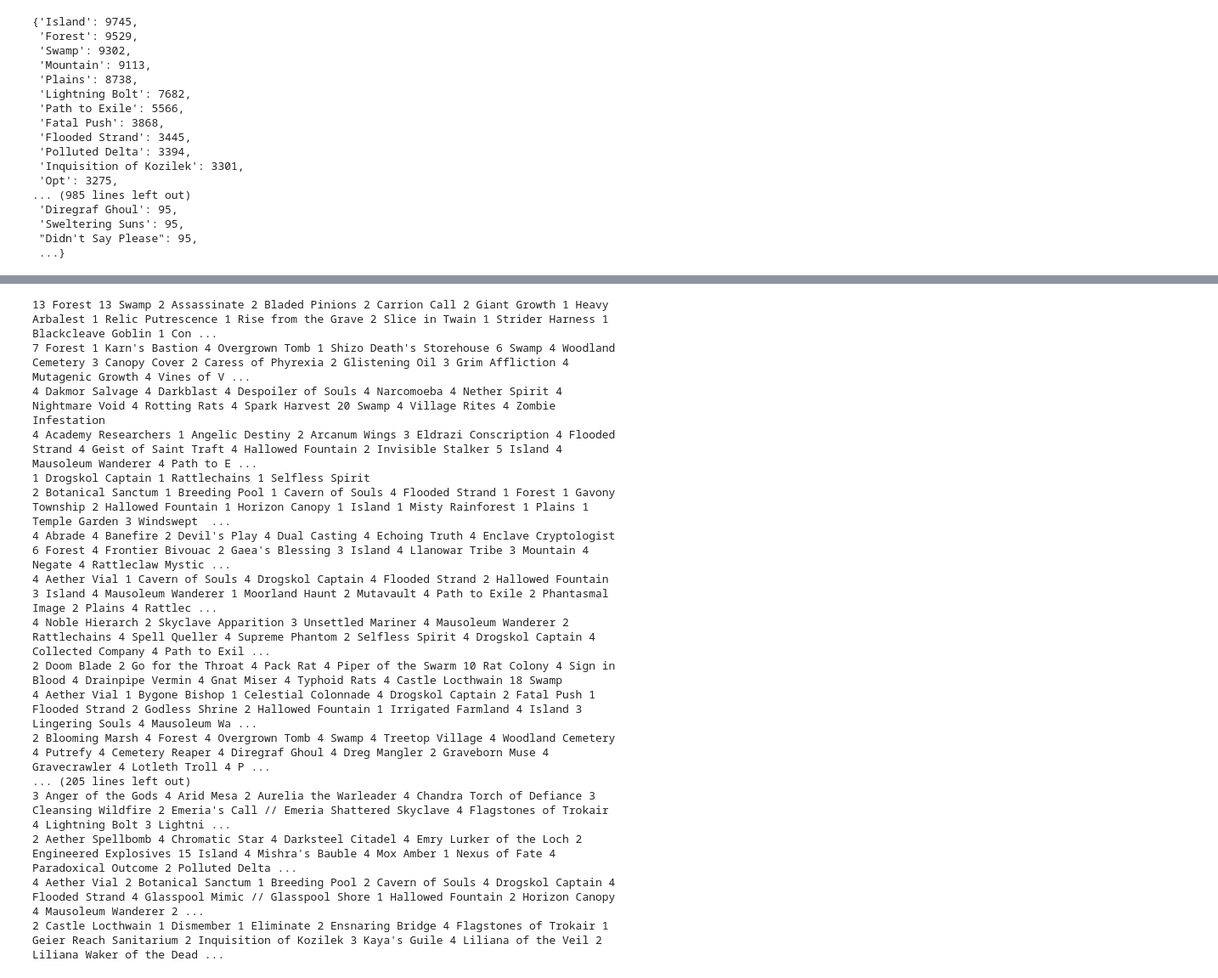
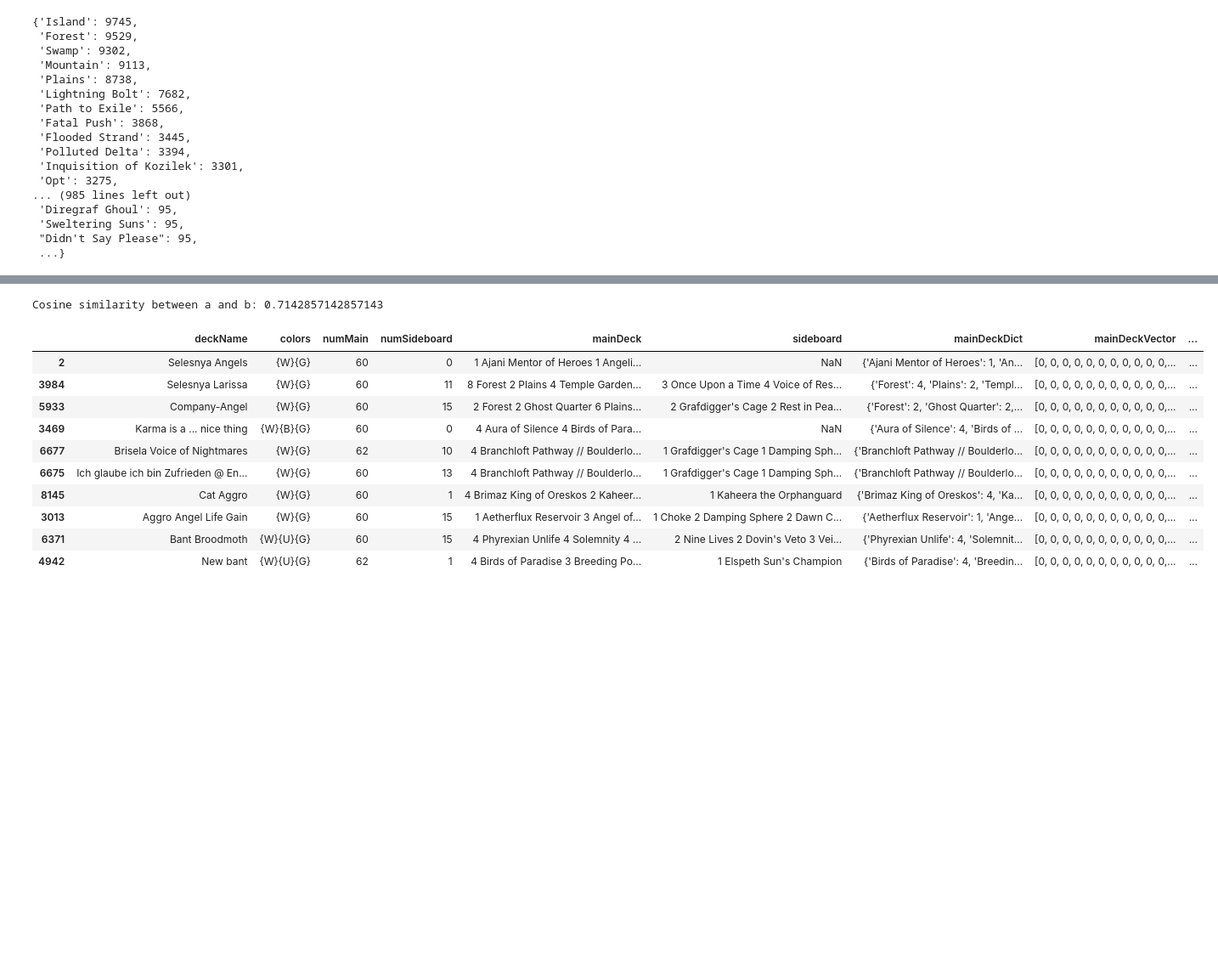
Before and after one commit to TheJade/MTG, a Jupyter notebook: code/file_pull.ipynb, the cells around one changed output, grey strips where cells are left out. Shown: that part at 85% size. Saved outputs shown, nothing was run; the diff lists cells and outputs as text; code cells hidden in the pictures; blank space fills up the shorter version.

```diff
--- a/code/file_pull.ipynb
+++ b/code/file_pull.ipynb
@@ -164,21 +145,0 @@ len(temp)
-# %%
-for i in temp['mainDeck']:
-    print(i)
-# %% [output]
-13 Forest 13 Swamp 2 Assassinate 2 Bladed Pinions 2 Carrion Call 2 Giant Growth 1 Heavy Arbalest 1 Relic Putrescence 1 Rise from the Grave 2 Slice in Twain 1 Strider Harness 1 Blackcleave Goblin 1 Con ...
-7 Forest 1 Karn's Bastion 4 Overgrown Tomb 1 Shizo Death's Storehouse 6 Swamp 4 Woodland Cemetery 3 Canopy Cover 2 Caress of Phyrexia 2 Glistening Oil 3 Grim Affliction 4 Mutagenic Growth 4 Vines of V ...
-4 Dakmor Salvage 4 Darkblast 4 Despoiler of Souls 4 Narcomoeba 4 Nether Spirit 4 Nightmare Void 4 Rotting Rats 4 Spark Harvest 20 Swamp 4 Village Rites 4 Zombie Infestation
-4 Academy Researchers 1 Angelic Destiny 2 Arcanum Wings 3 Eldrazi Conscription 4 Flooded Strand 4 Geist of Saint Traft 4 Hallowed Fountain 2 Invisible Stalker 5 Island 4 Mausoleum Wanderer 4 Path to E ...
-1 Drogskol Captain 1 Rattlechains 1 Selfless Spirit
-2 Botanical Sanctum 1 Breeding Pool 1 Cavern of Souls 4 Flooded Strand 1 Forest 1 Gavony Township 2 Hallowed Fountain 1 Horizon Canopy 1 Island 1 Misty Rainforest 1 Plains 1 Temple Garden 3 Windswept  ...
-4 Abrade 4 Banefire 2 Devil's Play 4 Dual Casting 4 Echoing Truth 4 Enclave Cryptologist 6 Forest 4 Frontier Bivouac 2 Gaea's Blessing 3 Island 4 Llanowar Tribe 3 Mountain 4 Negate 4 Rattleclaw Mystic ...
-4 Aether Vial 1 Cavern of Souls 4 Drogskol Captain 4 Flooded Strand 2 Hallowed Fountain 3 Island 4 Mausoleum Wanderer 1 Moorland Haunt 2 Mutavault 4 Path to Exile 2 Phantasmal Image 2 Plains 4 Rattlec ...
-4 Noble Hierarch 2 Skyclave Apparition 3 Unsettled Mariner 4 Mausoleum Wanderer 2 Rattlechains 4 Spell Queller 4 Supreme Phantom 2 Selfless Spirit 4 Drogskol Captain 4 Collected Company 4 Path to Exil ...
-2 Doom Blade 2 Go for the Throat 4 Pack Rat 4 Piper of the Swarm 10 Rat Colony 4 Sign in Blood 4 Drainpipe Vermin 4 Gnat Miser 4 Typhoid Rats 4 Castle Locthwain 18 Swamp
-4 Aether Vial 1 Bygone Bishop 1 Celestial Colonnade 4 Drogskol Captain 2 Fatal Push 1 Flooded Strand 2 Godless Shrine 2 Hallowed Fountain 1 Irrigated Farmland 4 Island 3 Lingering Souls 4 Mausoleum Wa ...
-2 Blooming Marsh 4 Forest 4 Overgrown Tomb 4 Swamp 4 Treetop Village 4 Woodland Cemetery 4 Putrefy 4 Cemetery Reaper 4 Diregraf Ghoul 4 Dreg Mangler 2 Graveborn Muse 4 Gravecrawler 4 Lotleth Troll 4 P ...
-... (205 lines left out)
-3 Anger of the Gods 4 Arid Mesa 2 Aurelia the Warleader 4 Chandra Torch of Defiance 3 Cleansing Wildfire 2 Emeria's Call // Emeria Shattered Skyclave 4 Flagstones of Trokair 4 Lightning Bolt 3 Lightni ...
-2 Aether Spellbomb 4 Chromatic Star 4 Darksteel Citadel 4 Emry Lurker of the Loch 2 Engineered Explosives 15 Island 4 Mishra's Bauble 4 Mox Amber 1 Nexus of Fate 4 Paradoxical Outcome 2 Polluted Delta ...
-4 Aether Vial 2 Botanical Sanctum 1 Breeding Pool 2 Cavern of Souls 4 Drogskol Captain 4 Flooded Strand 4 Glasspool Mimic // Glasspool Shore 1 Hallowed Fountain 2 Horizon Canopy 4 Mausoleum Wanderer 2 ...
-2 Castle Locthwain 1 Dismember 1 Eliminate 2 Ensnaring Bridge 4 Flagstones of Trokair 1 Geier Reach Sanitarium 2 Inquisition of Kozilek 3 Kaya's Guile 4 Liliana of the Veil 2 Liliana Waker of the Dead ...
@@ -184,0 +155,54 @@ for i in temp['mainDeck']:
+# %%
+# deck Vector, takes about 4 mins to run
+all_deck_vectors = []
+for deck in df['mainDeckDict']:
+    deck_vector = [0 for x in range(len(all_cards))]
+    for card in deck.keys():
+        for idx,card_name in enumerate(all_cards):
+            if card == card_name:
+                deck_vector[idx] = 1
+    all_deck_vectors.append(deck_vector)
+
+df['mainDeckVector'] = all_deck_vectors
+# %%
+import numpy as np
+
+def cosine_similarity(a, b):
+    """
+    Computes cosine similarity between two vectors a and b.
+    """
+    dot_product = np.dot(a, b)
+    norm_a = np.linalg.norm(a)
+    norm_b = np.linalg.norm(b)
+    return dot_product / (norm_a * norm_b)
+
+# Example usage
+a = np.array([1, 2, 3])
+b = np.array([3, 2, 1])
+similarity = cosine_similarity(a, b)
+print("Cosine similarity between a and b:", similarity)
+# %% [output]
+Cosine similarity between a and b: 0.7142857142857143
+# %%
+deck_vector_comparison = df['mainDeckVector'][2]
+
+similarity = []
+
+for deck_vector in df['mainDeckVector']:
+    similarity.append(cosine_similarity(deck_vector_comparison, deck_vector))
+
+df['cosineSimilarity'] = similarity
+# %%
+df.sort_values(by=['cosineSimilarity'], ascending=False).head(10)
+# %% [output]
+|  | deckName | colors | numMain | numSideboard | mainDeck | sideboard | mainDeckDict | mainDeckVector | ... |
+| 2 | Selesnya Angels | {W}{G} | 60 | 0 | 1 Ajani Mentor of Heroes 1 Angeli... | NaN | {'Ajani Mentor of Heroes': 1, 'An... | [0, 0, 0, 0, 0, 0, 0, 0, 0, 0, 0,... | ... |
+| 3984 | Selesnya Larissa | {W}{G} | 60 | 11 | 8 Forest 2 Plains 4 Temple Garden... | 3 Once Upon a Time 4 Voice of Res... | {'Forest': 4, 'Plains': 2, 'Templ... | [0, 0, 0, 0, 0, 0, 0, 0, 0, 0, 0,... | ... |
+| 5933 | Company-Angel | {W}{G} | 60 | 15 | 2 Forest 2 Ghost Quarter 6 Plains... | 2 Grafdigger's Cage 2 Rest in Pea... | {'Forest': 2, 'Ghost Quarter': 2,... | [0, 0, 0, 0, 0, 0, 0, 0, 0, 0, 0,... | ... |
+| 3469 | Karma is a ... nice thing | {W}{B}{G} | 60 | 0 | 4 Aura of Silence 4 Birds of Para... | NaN | {'Aura of Silence': 4, 'Birds of ... | [0, 0, 0, 0, 0, 0, 0, 0, 0, 0, 0,... | ... |
+| 6677 | Brisela Voice of Nightmares | {W}{G} | 62 | 10 | 4 Branchloft Pathway // Boulderlo... | 1 Grafdigger's Cage 1 Damping Sph... | {'Branchloft Pathway // Boulderlo... | [0, 0, 0, 0, 0, 0, 0, 0, 0, 0, 0,... | ... |
+| 6675 | Ich glaube ich bin Zufrieden @ En... | {W}{G} | 60 | 13 | 4 Branchloft Pathway // Boulderlo... | 1 Grafdigger's Cage 1 Damping Sph... | {'Branchloft Pathway // Boulderlo... | [0, 0, 0, 0, 0, 0, 0, 0, 0, 0, 0,... | ... |
+| 8145 | Cat Aggro | {W}{G} | 60 | 1 | 4 Brimaz King of Oreskos 2 Kaheer... | 1 Kaheera the Orphanguard | {'Brimaz King of Oreskos': 4, 'Ka... | [0, 0, 0, 0, 0, 0, 0, 0, 0, 0, 0,... | ... |
+| 3013 | Aggro Angel Life Gain | {W}{G} | 60 | 15 | 1 Aetherflux Reservoir 3 Angel of... | 1 Choke 2 Damping Sphere 2 Dawn C... | {'Aetherflux Reservoir': 1, 'Ange... | [0, 0, 0, 0, 0, 0, 0, 0, 0, 0, 0,... | ... |
+| 6371 | Bant Broodmoth | {W}{U}{G} | 60 | 15 | 4 Phyrexian Unlife 4 Solemnity 4 ... | 2 Nine Lives 2 Dovin's Veto 3 Vei... | {'Phyrexian Unlife': 4, 'Solemnit... | [0, 0, 0, 0, 0, 0, 0, 0, 0, 0, 0,... | ... |
+| 4942 | New bant | {W}{U}{G} | 62 | 1 | 4 Birds of Paradise 3 Breeding Po... | 1 Elspeth Sun's Champion | {'Birds of Paradise': 4, 'Breedin... | [0, 0, 0, 0, 0, 0, 0, 0, 0, 0, 0,... | ... |
```
Also changed, not shown: parts of 6 cells of this notebook.
